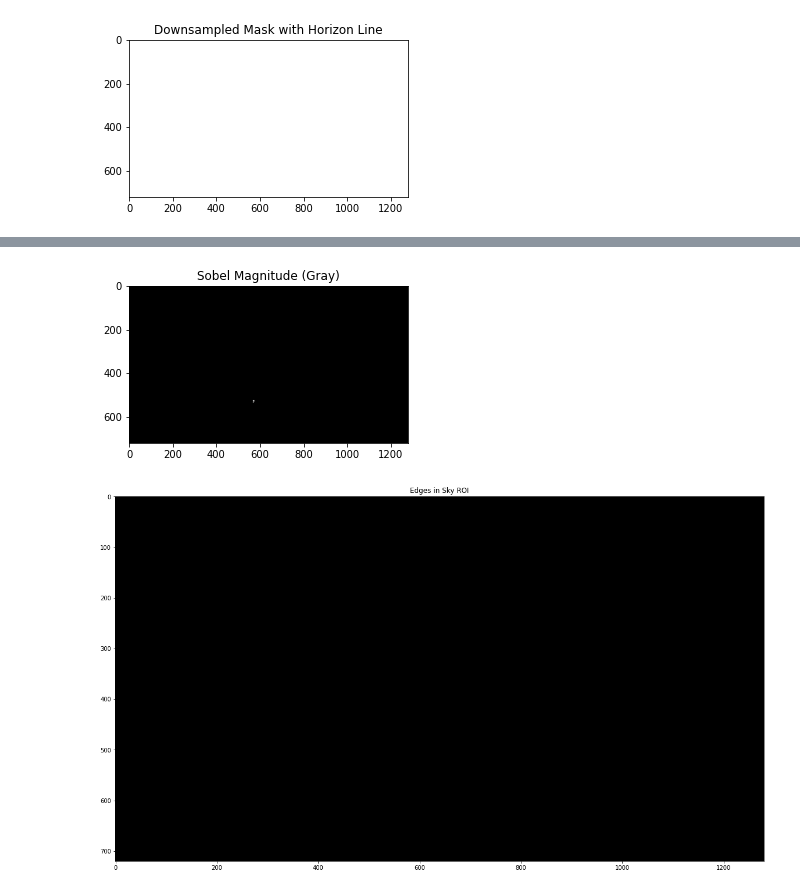
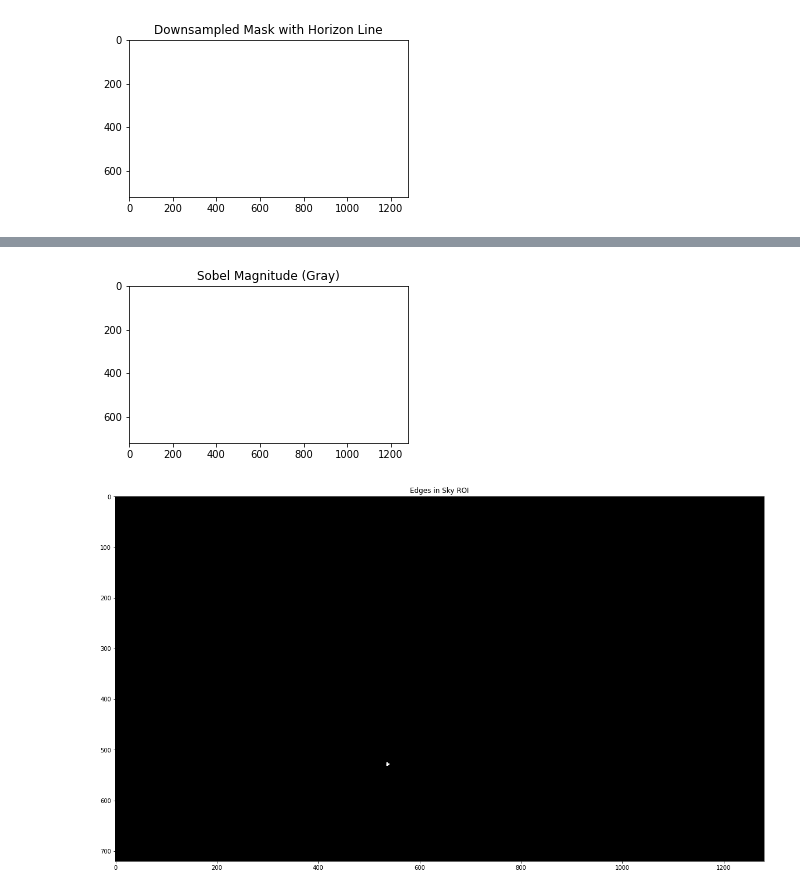
Before and after one commit to robertej19/aiguess, a Jupyter notebook: image_processing/detection_playground.ipynb, the cells around one changed output, grey strips where cells are left out. Drawn from its saved outputs; the diff is of its cells as text; code cells hidden in the pictures.

```diff
--- a/image_processing/detection_playground.ipynb
+++ b/image_processing/detection_playground.ipynb
@@ -150,30 +159,30 @@ show_gray(adaptive_thresh, "Adaptive Threshold Result")
 # %%
 # Cell [9]: Sobel Edges in Sky ROI
 
 gray_frame = cv2.cvtColor(raw_frame, cv2.COLOR_BGR2GRAY)
 
 # Apply some Gaussian Blur
 gaussian_blur_ksize = (3, 3)
 gaussian_sigma = 0.5
 blurred_gray = cv2.GaussianBlur(adaptive_thresh, gaussian_blur_ksize, gaussian_sigma)
 
 # Sobel
 sobel_x = cv2.Sobel(blurred_gray, cv2.CV_64F, 1, 0, ksize=3)
 sobel_y = cv2.Sobel(blurred_gray, cv2.CV_64F, 0, 1, ksize=3)
 sobel_mag = cv2.magnitude(sobel_x, sobel_y)
 sobel_abs = cv2.convertScaleAbs(sobel_mag)
 
 # Threshold
-sobel_threshold = 50
+sobel_threshold = 240
 _, sobel_mask = cv2.threshold(sobel_abs, sobel_threshold, 255, cv2.THRESH_BINARY)
 
 # Restrict edges to sky ROI
 edges_in_sky_roi = cv2.bitwise_and(sobel_mask, region_mask)
 
-show_bgr(sobel_abs, title="Sobel Magnitude (Gray)")
+show_bgr(region_mask, title="Sobel Magnitude (Gray)")
 show_bgr(edges_in_sky_roi, w=20,title="Edges in Sky ROI")
 # %% [output]
-[figure, old version]
+[figure, new version]
 [figure]
 # %%
 # Cell [10]: Find Largest Contour & Annotate
```
Also changed, not shown: parts of 4 cells of this notebook, 4 other files.
